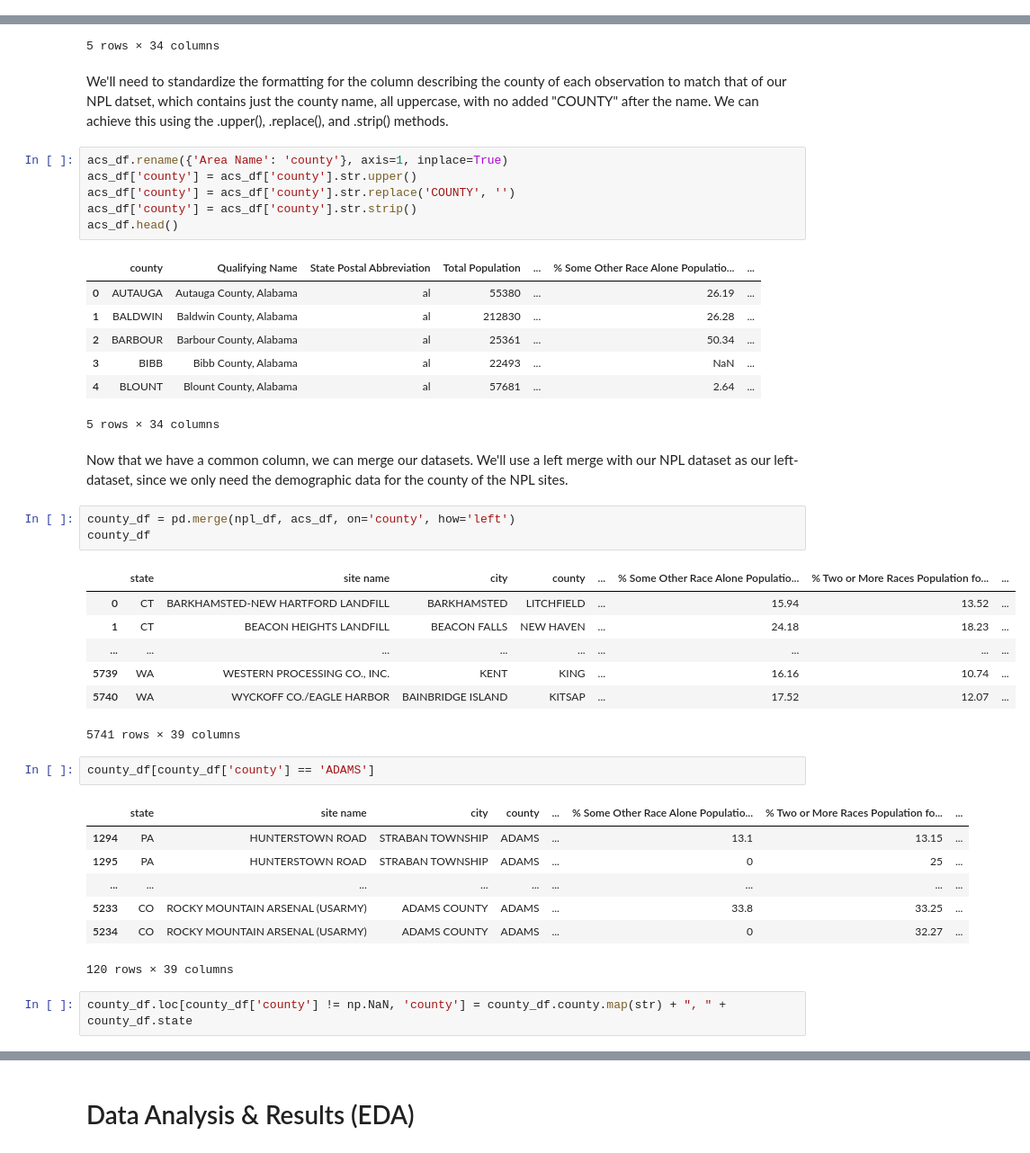
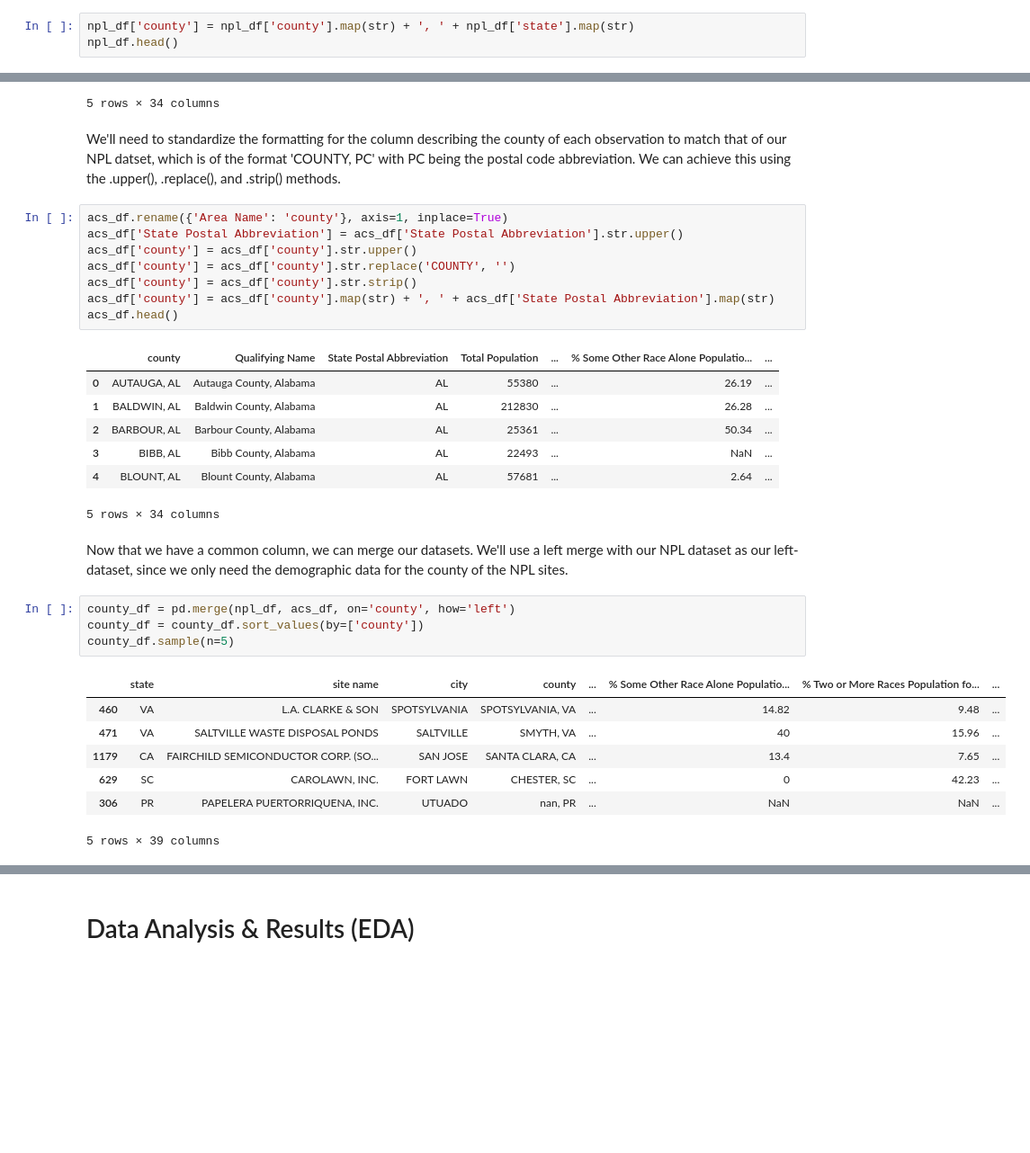
Before and after one commit to jeinuh/superfund-project, a Jupyter notebook: EDACheckpoint_group011.ipynb, the cells around one changed output, grey strips where cells are left out. Shown: that part at 90% size. Cells and saved outputs as stored; diff of their text form; blank space fills up the shorter version.

```diff
--- a/EDACheckpoint_group011.ipynb
+++ b/EDACheckpoint_group011.ipynb
@@ -127,0 +142,3 @@ npl_df[npl_df.isnull().any(axis=1)]
+# %%
+npl_df['county'] = npl_df['county'].map(str) + ', ' + npl_df['state'].map(str)
+npl_df.head()
@@ -153,43 +177,34 @@ acs_df.head()
 | 4 | Blount County | Blount County, Alabama | al | 57681 | ... | 2.64 | ... |
 5 rows × 34 columns
 # %% [markdown]
-We'll need to standardize the formatting for the column describing the county of each observation to match that of our NPL datset, which contains just the county name, all uppercase, with no added "COUNTY" after the name. We can achieve this using the .upper(), .replace(), and .strip() methods.
+We'll need to standardize the formatting for the column describing the county of each observation to match that of our NPL datset, which is of the format 'COUNTY, PC' with PC being the postal code abbreviation. We can achieve this using the .upper(), .replace(), and .strip() methods.
 # %%
 acs_df.rename({'Area Name': 'county'}, axis=1, inplace=True)
+acs_df['State Postal Abbreviation'] = acs_df['State Postal Abbreviation'].str.upper()
 acs_df['county'] = acs_df['county'].str.upper()
 acs_df['county'] = acs_df['county'].str.replace('COUNTY', '')
 acs_df['county'] = acs_df['county'].str.strip()
+acs_df['county'] = acs_df['county'].map(str) + ', ' + acs_df['State Postal Abbreviation'].map(str)
 acs_df.head()
 # %% [output]
 |  | county | Qualifying Name | State Postal Abbreviation | Total Population | ... | % Some Other Race Alone Populatio... | ... |
-| 0 | AUTAUGA | Autauga County, Alabama | al | 55380 | ... | 26.19 | ... |
-| 1 | BALDWIN | Baldwin County, Alabama | al | 212830 | ... | 26.28 | ... |
-| 2 | BARBOUR | Barbour County, Alabama | al | 25361 | ... | 50.34 | ... |
-| 3 | BIBB | Bibb County, Alabama | al | 22493 | ... | NaN | ... |
-| 4 | BLOUNT | Blount County, Alabama | al | 57681 | ... | 2.64 | ... |
+| 0 | AUTAUGA, AL | Autauga County, Alabama | AL | 55380 | ... | 26.19 | ... |
+| 1 | BALDWIN, AL | Baldwin County, Alabama | AL | 212830 | ... | 26.28 | ... |
+| 2 | BARBOUR, AL | Barbour County, Alabama | AL | 25361 | ... | 50.34 | ... |
+| 3 | BIBB, AL | Bibb County, Alabama | AL | 22493 | ... | NaN | ... |
+| 4 | BLOUNT, AL | Blount County, Alabama | AL | 57681 | ... | 2.64 | ... |
 5 rows × 34 columns
 # %% [markdown]
 Now that we have a common column, we can merge our datasets. We'll use a left merge with our NPL dataset as our left-dataset, since we only need the demographic data for the county of the NPL sites.
 # %%
 county_df = pd.merge(npl_df, acs_df, on='county', how='left')
-county_df
+county_df = county_df.sort_values(by=['county'])
+county_df.sample(n=5)
 # %% [output]
 |  | state | site name | city | county | ... | % Some Other Race Alone Populatio... | % Two or More Races Population fo... | ... |
-| 0 | CT | BARKHAMSTED-NEW HARTFORD LANDFILL | BARKHAMSTED | LITCHFIELD | ... | 15.94 | 13.52 | ... |
-| 1 | CT | BEACON HEIGHTS LANDFILL | BEACON FALLS | NEW HAVEN | ... | 24.18 | 18.23 | ... |
-| ... | ... | ... | ... | ... | ... | ... | ... | ... |
-| 5739 | WA | WESTERN PROCESSING CO., INC. | KENT | KING | ... | 16.16 | 10.74 | ... |
-| 5740 | WA | WYCKOFF CO./EAGLE HARBOR | BAINBRIDGE ISLAND | KITSAP | ... | 17.52 | 12.07 | ... |
+| 460 | VA | L.A. CLARKE & SON | SPOTSYLVANIA | SPOTSYLVANIA, VA | ... | 14.82 | 9.48 | ... |
+| 471 | VA | SALTVILLE WASTE DISPOSAL PONDS | SALTVILLE | SMYTH, VA | ... | 40 | 15.96 | ... |
+| 1179 | CA | FAIRCHILD SEMICONDUCTOR CORP. (SO... | SAN JOSE | SANTA CLARA, CA | ... | 13.4 | 7.65 | ... |
+| 629 | SC | CAROLAWN, INC. | FORT LAWN | CHESTER, SC | ... | 0 | 42.23 | ... |
+| 306 | PR | PAPELERA PUERTORRIQUENA, INC. | UTUADO | nan, PR | ... | NaN | NaN | ... |
-5741 rows × 39 columns
+5 rows × 39 columns
-# %%
-county_df[county_df['county'] == 'ADAMS']
-# %% [output]
-|  | state | site name | city | county | ... | % Some Other Race Alone Populatio... | % Two or More Races Population fo... | ... |
-| 1294 | PA | HUNTERSTOWN ROAD | STRABAN TOWNSHIP | ADAMS | ... | 13.1 | 13.15 | ... |
-| 1295 | PA | HUNTERSTOWN ROAD | STRABAN TOWNSHIP | ADAMS | ... | 0 | 25 | ... |
-| ... | ... | ... | ... | ... | ... | ... | ... | ... |
-| 5233 | CO | ROCKY MOUNTAIN ARSENAL (USARMY) | ADAMS COUNTY | ADAMS | ... | 33.8 | 33.25 | ... |
-| 5234 | CO | ROCKY MOUNTAIN ARSENAL (USARMY) | ADAMS COUNTY | ADAMS | ... | 0 | 32.27 | ... |
-120 rows × 39 columns
-# %%
-county_df.loc[county_df['county'] != np.NaN, 'county'] = county_df.county.map(str) + ", " + county_df.state
```
Also changed, not shown: parts of 48 cells of this notebook.
